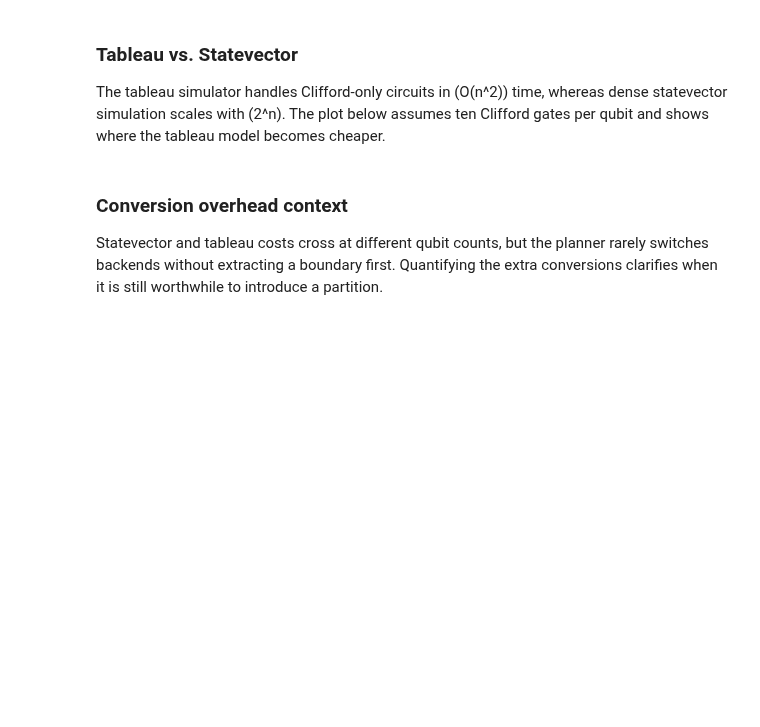
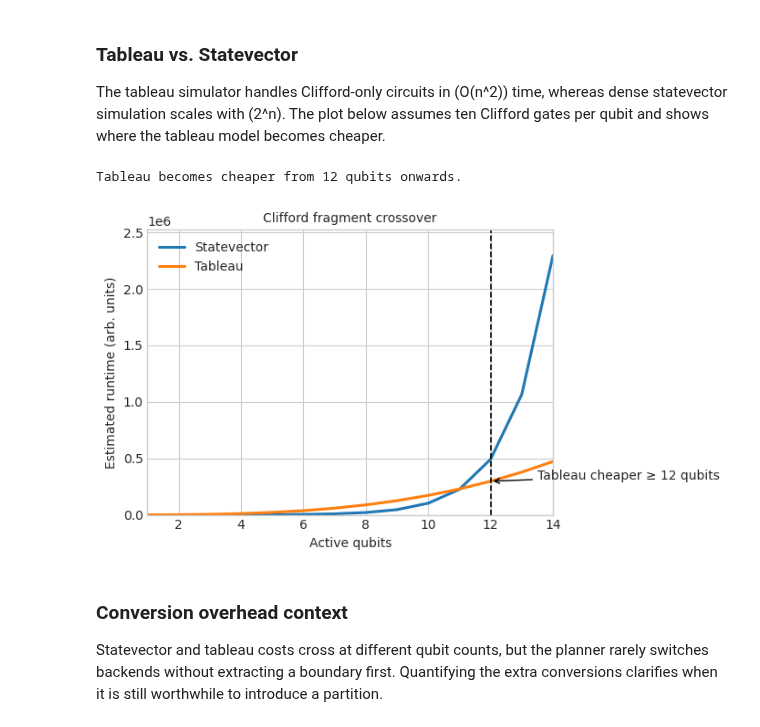
Before and after one commit to tmlittau/QuASAr, a Jupyter notebook: docs/partitioning_thresholds.ipynb, the cells around one changed output. Cells and saved outputs as stored; diff of their text form; code cells hidden in the pictures; blank space fills up the shorter version.

```diff
--- a/docs/partitioning_thresholds.ipynb
+++ b/docs/partitioning_thresholds.ipynb
@@ -23,26 +52,39 @@ estimator = CostEstimator()
 ### Tableau vs. Statevector
 The tableau simulator handles Clifford-only circuits in \(O(n^2)\) time, whereas dense statevector simulation scales with \(2^n\).  The plot below assumes ten Clifford gates per qubit and shows where the tableau model becomes cheaper.
 # %%
-n_range = np.arange(1, 15)
-sv_times = []
-tab_times = []
-for n in n_range:
-    g = 10 * n
-    sv_times.append(estimator.statevector(n, g, 0, 0).time)
-    tab_times.append(estimator.tableau(n, g).time)
-sv_times = np.array(sv_times)
-tab_times = np.array(tab_times)
-# first qubit count where tableau is cheaper
-crossover = n_range[np.argmax(tab_times < sv_times)]
-plt.plot(n_range, sv_times, label="Statevector")
-plt.plot(n_range, tab_times, label="Tableau")
-plt.axvline(crossover, color="k", linestyle="--", label=f"threshold={crossover}")
-plt.xlabel("qubits")
-plt.ylabel("estimated runtime")
-plt.title("Clifford fragment cost")
-plt.legend()
+curves = build_clifford_fragment_curves(estimator)
+fig, ax = plt.subplots(figsize=(7.0, 4.0))
+ax.plot(curves["num_qubits"], curves["statevector"], label="Statevector", linewidth=2.2)
+ax.plot(curves["num_qubits"], curves["tableau"], label="Tableau", linewidth=2.2)
+ax.set_xlim(curves["num_qubits"][0], curves["num_qubits"][-1])
+y_max = float(np.max(np.concatenate((curves["statevector"], curves["tableau"]))))
+ax.set_ylim(0, y_max * 1.1)
+threshold = curves["threshold"]
+if threshold is not None:
+    idx = int(np.where(curves["num_qubits"] == threshold)[0][0])
+    y_val = curves["tableau"][idx]
+    ax.axvline(threshold, color="black", linestyle="--", linewidth=1.2)
+    x_text = min(curves["num_qubits"][-1], threshold + 1.5)
+    ax.annotate(
+        f"Tableau cheaper ≥ {threshold} qubits",
+        xy=(threshold, y_val),
+        xytext=(x_text, y_val * 1.05),
+        arrowprops=dict(arrowstyle="->", linewidth=1.0),
+        fontsize=10,
+    )
+    print(f"Tableau becomes cheaper from {threshold} qubits onwards.")
+else:
+    print("Tableau path never overtakes statevector in the sampled range.")
+ax.set_xlabel("Active qubits")
+ax.set_ylabel("Estimated runtime (arb. units)")
+ax.set_title("Clifford fragment crossover")
+ax.legend(loc="upper left")
+fig.tight_layout()
+export_figure(fig, "clifford_crossover")
 plt.show()
-print(f"Tableau becomes cheaper from {crossover} qubits onwards")
+# %% [output]
+Tableau becomes cheaper from 12 qubits onwards.
+[figure, added]
 # %% [markdown]
 ### Conversion overhead context
 
```
Also changed, not shown: parts of 7 cells of this notebook, 10 other files.
